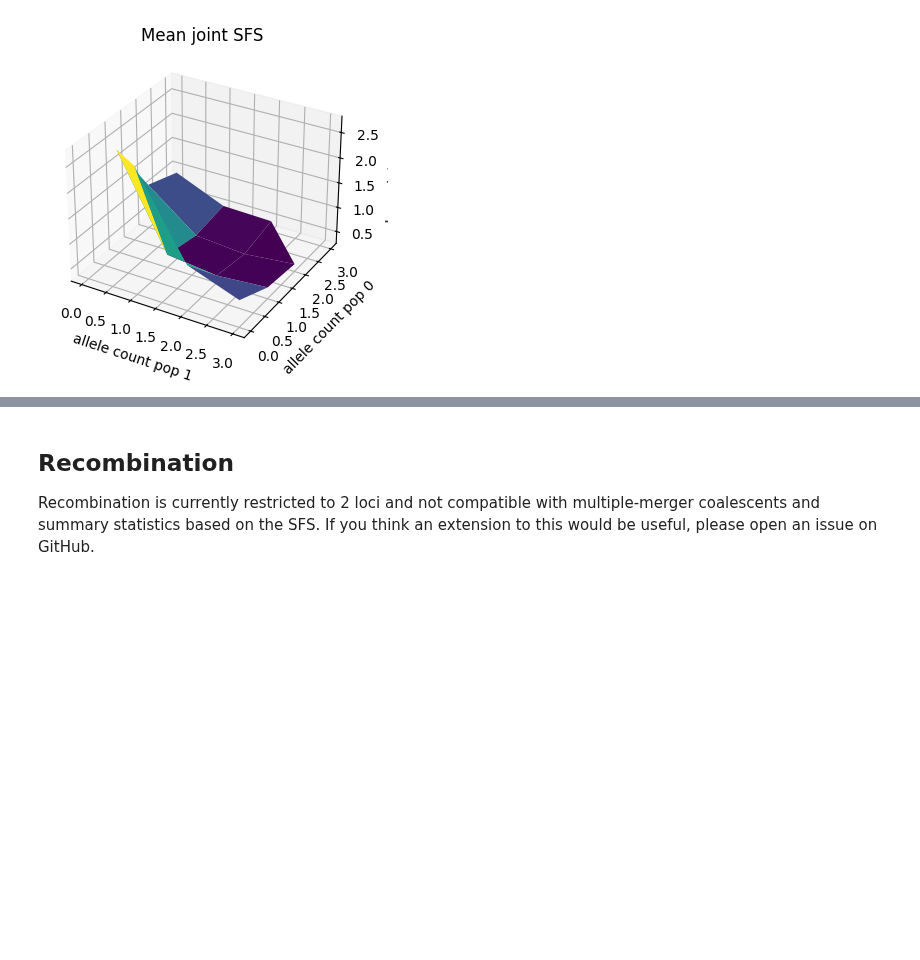
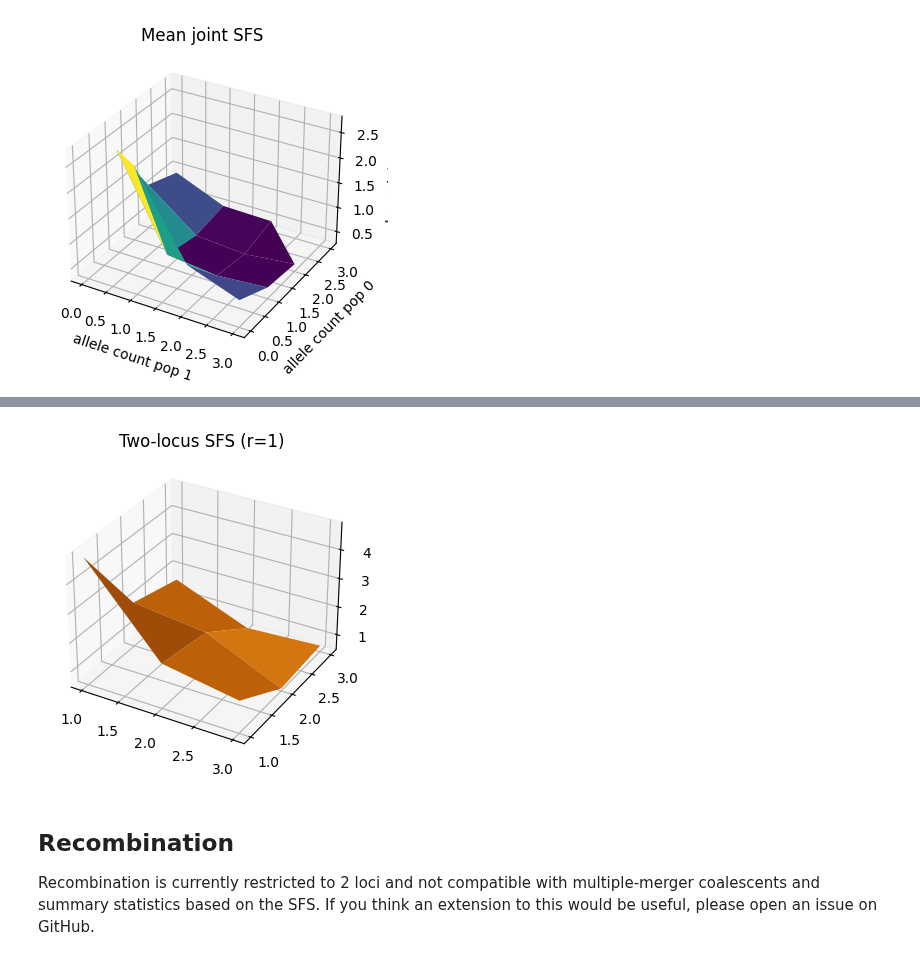
Before and after one commit to Sendrowski/PhaseGen, a Jupyter notebook: docs/reference/Python/coalescent.ipynb, the cells around one changed output, grey strips where cells are left out. Cells and saved outputs as stored; diff of their text form; code cells hidden in the pictures; blank space fills up the shorter version.

```diff
--- a/docs/reference/Python/coalescent.ipynb
+++ b/docs/reference/Python/coalescent.ipynb
@@ -45,3 +48,11 @@ coal.jsfs.mean.plot_surface(title='Mean joint SFS');
+# %%
+# two loci separated by recombination rate r = 1
+coal = pg.Coalescent(n=4, loci=2, recombination_rate=1.0)
+
+# expected branch length subtending i samples at locus 0 and j samples at locus 1
+coal.sfs2.mean.plot_surface(title='Two-locus SFS (r=1)');
+# %% [output]
+[figure, added]
 # %% [markdown]
 ## Recombination
 Recombination is currently restricted to 2 loci and not compatible with multiple-merger coalescents and summary statistics based on the SFS. If you think an extension to this would be useful, please open an issue on GitHub.
```
Also changed, not shown: parts of 1 cell of this notebook, 3 other files.
